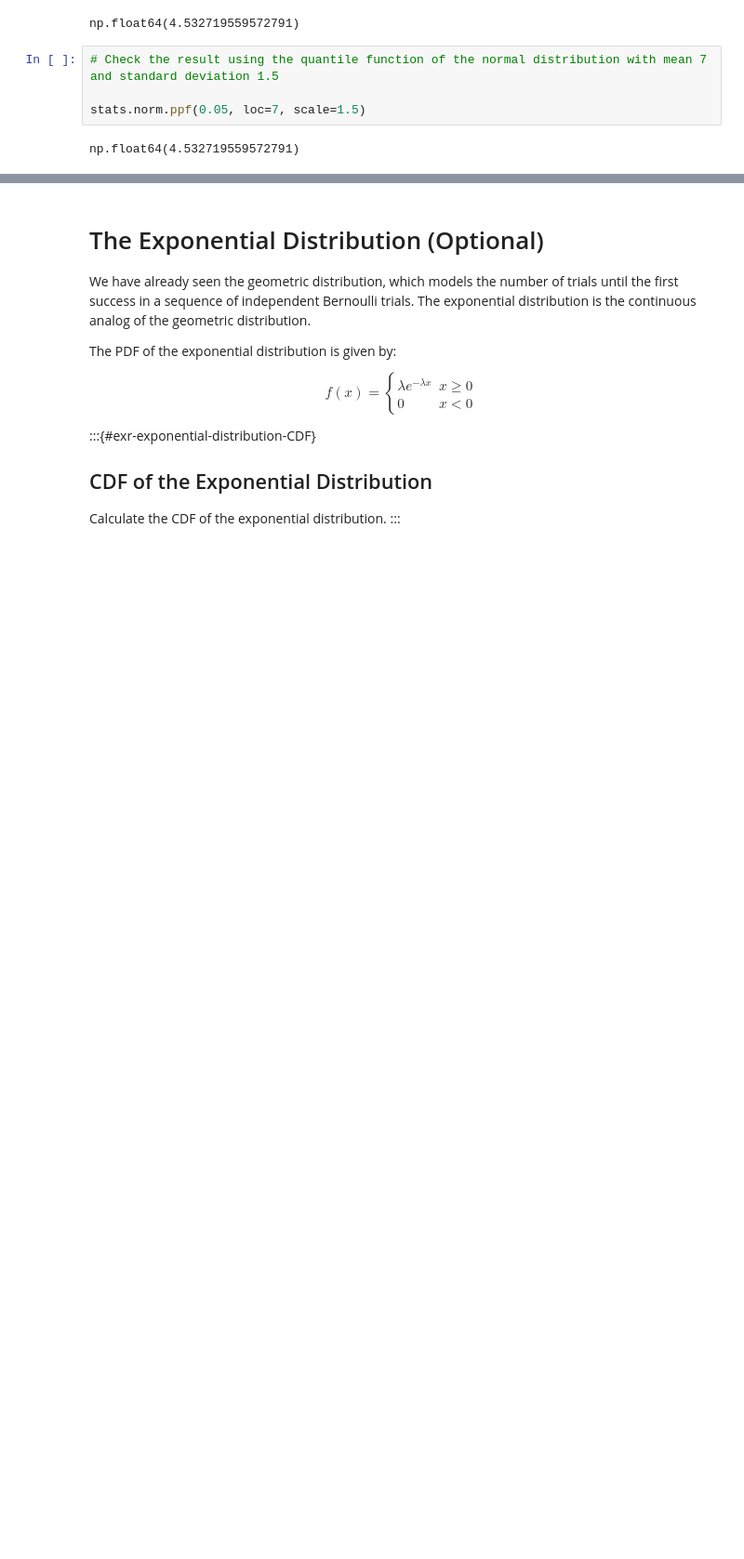
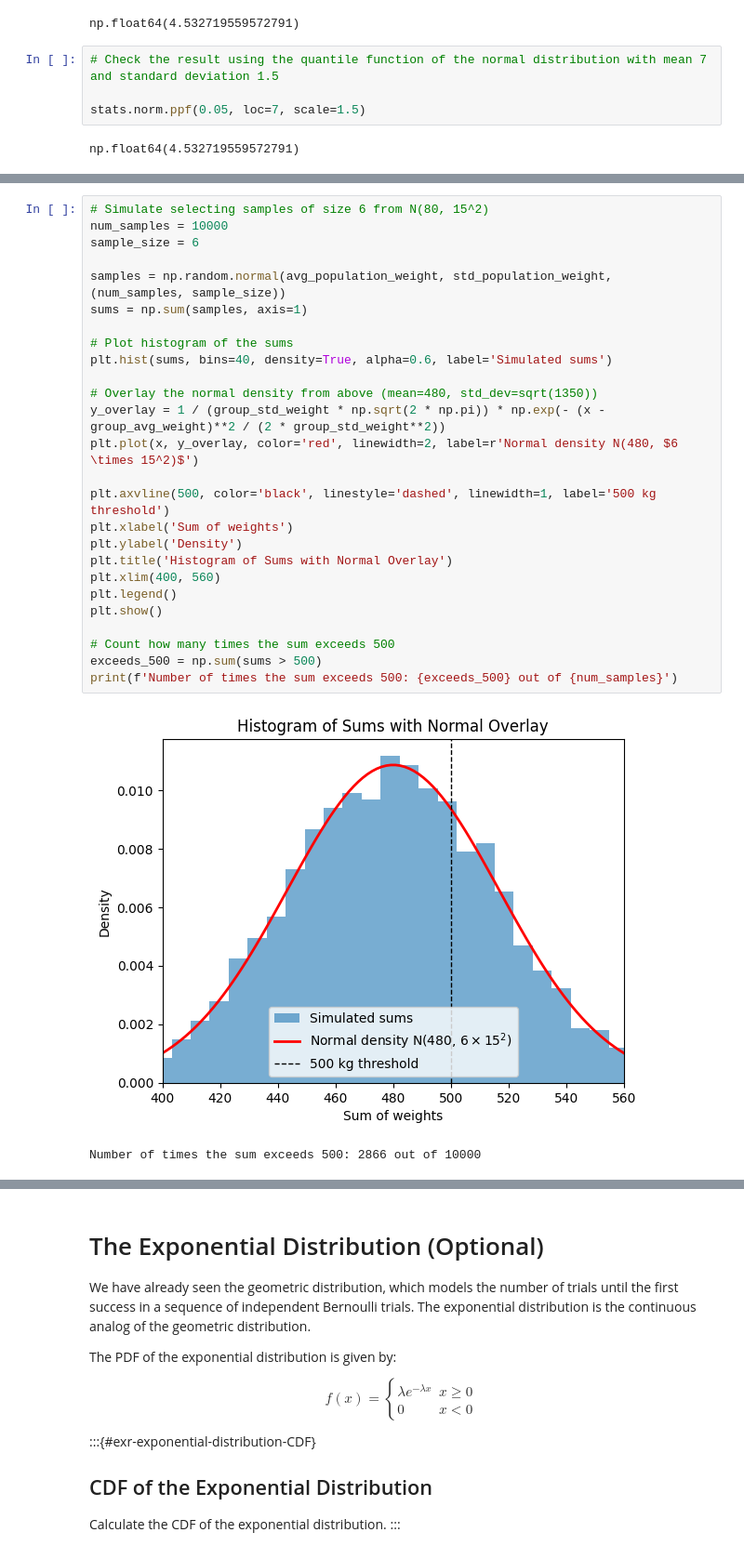
Before and after one commit to febse/stat2025, a Jupyter notebook: 11-Continuous-Distributions.ipynb, the cells around one changed output, grey strips where cells are left out. Shown at 93% size. Drawn from its saved outputs; the diff is of its cells as text; blank space fills up the shorter version.

```diff
--- a/11-Continuous-Distributions.ipynb
+++ b/11-Continuous-Distributions.ipynb
@@ -749,0 +762,29 @@ np.float64(4.532719559572791)
+# %%
+# Simulate selecting samples of size 6 from N(80, 15^2)
+num_samples = 10000
+sample_size = 6
+
+samples = np.random.normal(avg_population_weight, std_population_weight, (num_samples, sample_size))
+sums = np.sum(samples, axis=1)
+
+# Plot histogram of the sums
+plt.hist(sums, bins=40, density=True, alpha=0.6, label='Simulated sums')
+
+# Overlay the normal density from above (mean=480, std_dev=sqrt(1350))
+y_overlay = 1 / (group_std_weight * np.sqrt(2 * np.pi)) * np.exp(- (x - group_avg_weight)**2 / (2 * group_std_weight**2))
+plt.plot(x, y_overlay, color='red', linewidth=2, label=r'Normal density N(480, $6 \times 15^2)$')
+
+plt.axvline(500, color='black', linestyle='dashed', linewidth=1, label='500 kg threshold')
+plt.xlabel('Sum of weights')
+plt.ylabel('Density')
+plt.title('Histogram of Sums with Normal Overlay')
+plt.xlim(400, 560)
+plt.legend()
+plt.show()
+
+# Count how many times the sum exceeds 500
+exceeds_500 = np.sum(sums > 500)
+print(f'Number of times the sum exceeds 500: {exceeds_500} out of {num_samples}')
+# %% [output]
+[figure, added]
+Number of times the sum exceeds 500: 2866 out of 10000
```
Also changed, not shown: parts of 29 cells of this notebook, 2 other files.
